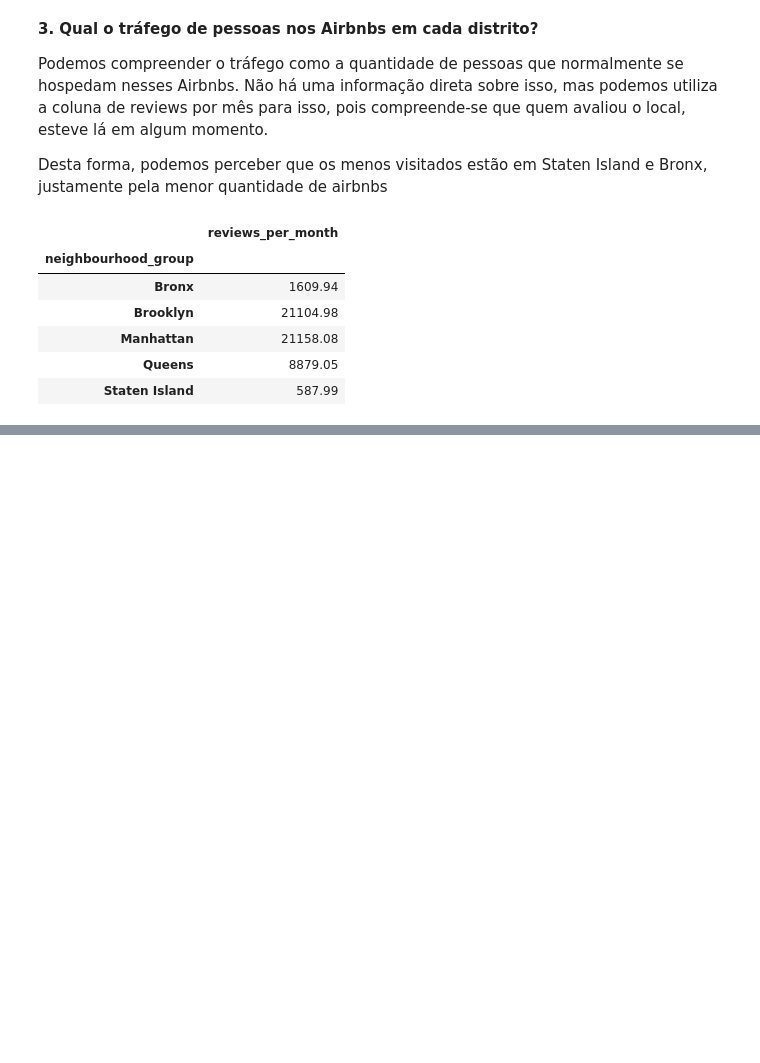
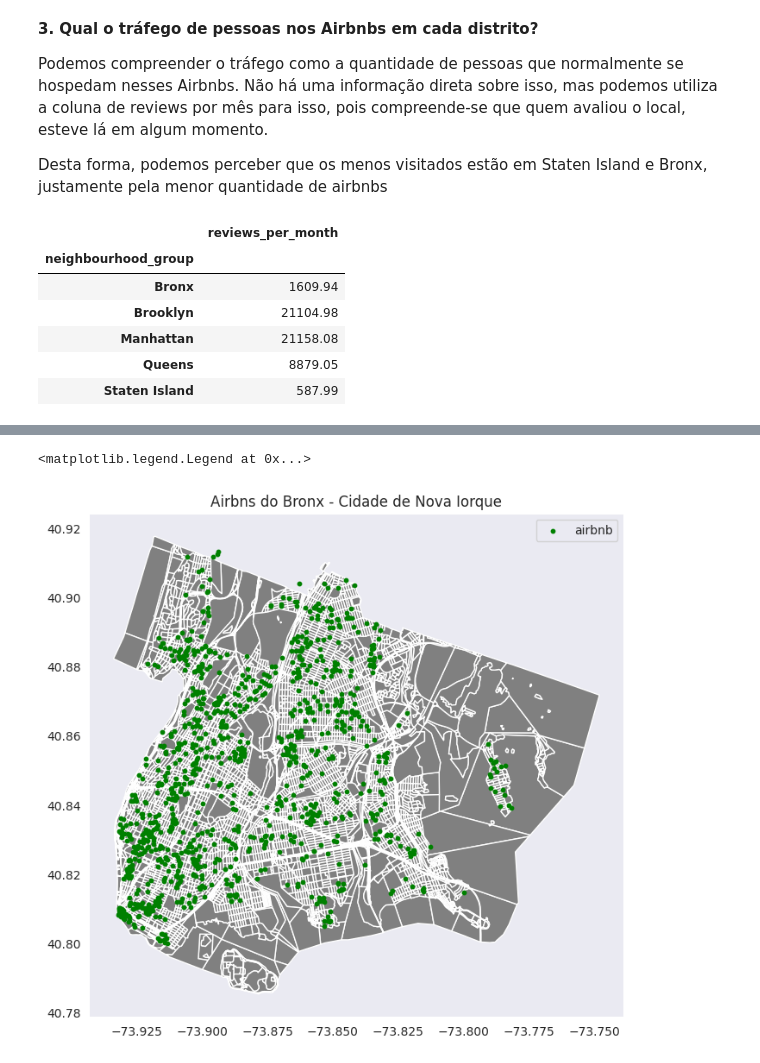
Before and after one commit to ThiagoORuby/Tutorial_Analise_Exploratoria, a Jupyter notebook: pandas_tutorial.ipynb, the cells around one changed output, grey strips where cells are left out. Drawn from its saved outputs; the diff is of its cells as text; code cells hidden in the pictures; blank space fills up the shorter version.

```diff
--- a/pandas_tutorial.ipynb
+++ b/pandas_tutorial.ipynb
@@ -472,0 +494,21 @@ for x, y, label in zip(geosample.geometry.x, geosample.geometry.y, geosample.hos
+# %%
+sns.set_style("dark") # Torna o fundo da figura escuro
+
+street_map = gpd.read_file("tl_2019_36005_faces.shp") # Lê a figura
+
+fig, ax = plt.subplots(figsize=(8,8)) # figura e eixos
+street_map.plot(ax=ax, color = 'grey') # plota mapa
+
+
+# plota pontos dos airbnbs
+geo_df.plot(ax=ax,
+           markersize=10,
+           color='green',
+           marker='o',
+           label='airbnb')
+
+plt.title("Airbns do Bronx - Cidade de Nova Iorque")
+plt.legend() # plota legenda
+# %% [output]
+<matplotlib.legend.Legend at 0x...>
+[figure, added]
```
Also changed, not shown: parts of 11 cells of this notebook.
